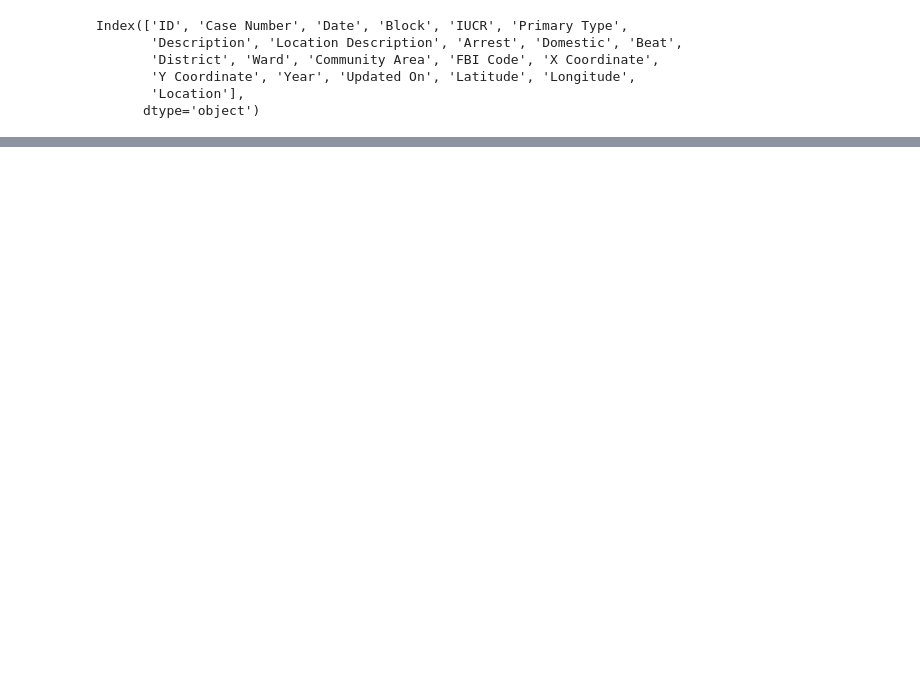
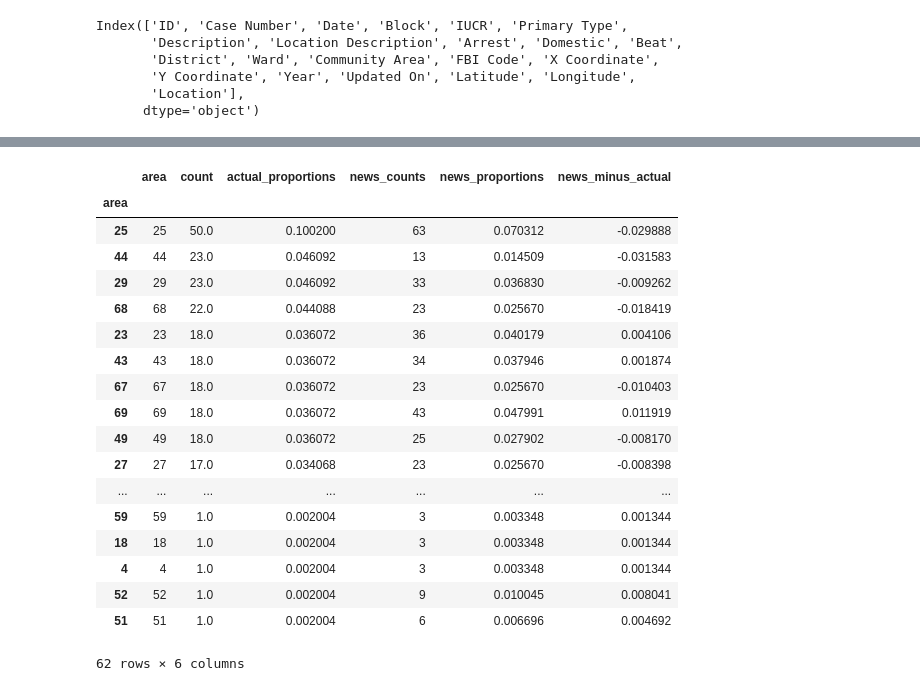
Before and after one commit to kbrose/article-tagging, a Jupyter notebook: lib/notebooks/homicide-map.ipynb, the cells around one changed output, grey strips where cells are left out. Drawn from its saved outputs; the diff is of its cells as text; code cells hidden in the pictures; blank space fills up the shorter version.

```diff
--- a/lib/notebooks/homicide-map.ipynb
+++ b/lib/notebooks/homicide-map.ipynb
@@ -104,0 +131,22 @@ m.save('homicide-map.html')
+# %%
+com_area
+# %% [output]
+|  | area | count | actual_proportions | news_counts | news_proportions | news_minus_actual |
+| area |  |  |  |  |  |  |
+| 25 | 25 | 50.0 | 0.100200 | 63 | 0.070312 | -0.029888 |
+| 44 | 44 | 23.0 | 0.046092 | 13 | 0.014509 | -0.031583 |
+| 29 | 29 | 23.0 | 0.046092 | 33 | 0.036830 | -0.009262 |
+| 68 | 68 | 22.0 | 0.044088 | 23 | 0.025670 | -0.018419 |
+| 23 | 23 | 18.0 | 0.036072 | 36 | 0.040179 | 0.004106 |
+| 43 | 43 | 18.0 | 0.036072 | 34 | 0.037946 | 0.001874 |
+| 67 | 67 | 18.0 | 0.036072 | 23 | 0.025670 | -0.010403 |
+| 69 | 69 | 18.0 | 0.036072 | 43 | 0.047991 | 0.011919 |
+| 49 | 49 | 18.0 | 0.036072 | 25 | 0.027902 | -0.008170 |
+| 27 | 27 | 17.0 | 0.034068 | 23 | 0.025670 | -0.008398 |
+| ... | ... | ... | ... | ... | ... | ... |
+| 59 | 59 | 1.0 | 0.002004 | 3 | 0.003348 | 0.001344 |
+| 18 | 18 | 1.0 | 0.002004 | 3 | 0.003348 | 0.001344 |
+| 4 | 4 | 1.0 | 0.002004 | 3 | 0.003348 | 0.001344 |
+| 52 | 52 | 1.0 | 0.002004 | 9 | 0.010045 | 0.008041 |
+| 51 | 51 | 1.0 | 0.002004 | 6 | 0.006696 | 0.004692 |
+62 rows × 6 columns
```
Also changed, not shown: parts of 7 cells of this notebook, 10 other files.
